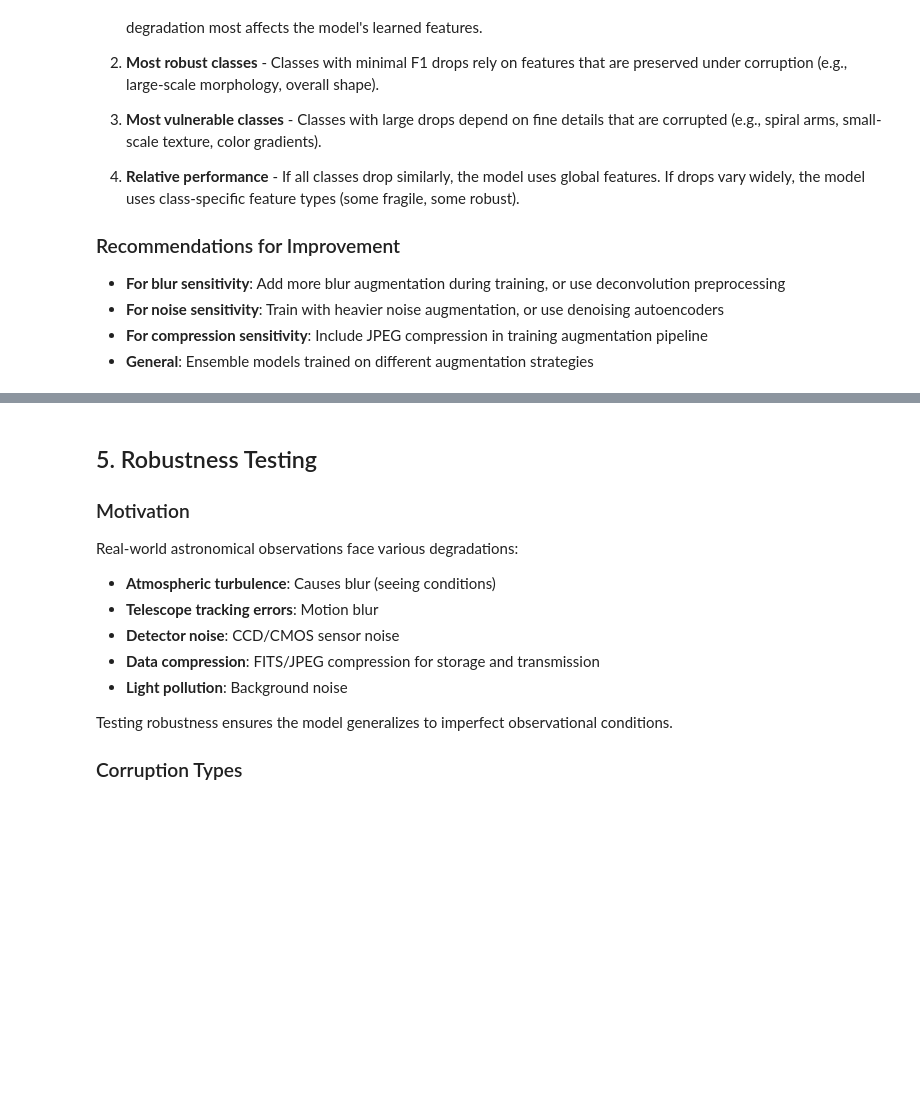
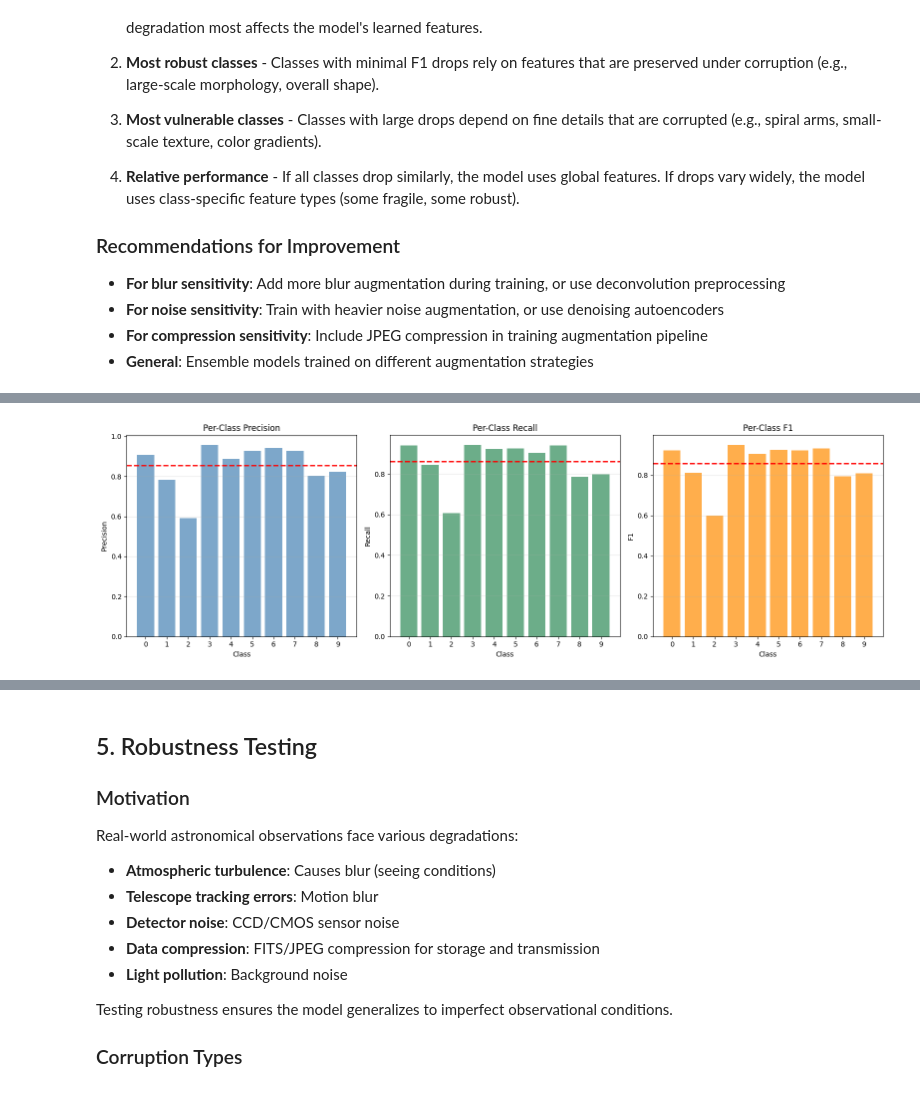
Before and after one commit to InfinityxR9/SpaceCode, a Jupyter notebook: ps1/main.ipynb, the cells around one changed output, grey strips where cells are left out. Drawn from its saved outputs; the diff is of its cells as text; code cells hidden in the pictures; blank space fills up the shorter version.

```diff
--- a/ps1/main.ipynb
+++ b/ps1/main.ipynb
@@ -385,22 +618,57 @@ for i in range(NUM_CLASSES):
 # %%
-# Test 1: Gaussian Blur
-print('\n' + '='*70)
-print('ROBUSTNESS TEST 1: GAUSSIAN BLUR (kernel_size=5)')
-print('='*70)
+# Per-class metrics: Precision, Recall, F1 (+ plots, CSV)
+import pandas as pd
 
-blur_dataset = CorruptedDataset(ds_val, apply_gaussian_blur, val_transforms)
-blur_loader = DataLoader(blur_dataset, batch_size=BATCH_SIZE, shuffle=False, num_workers=4, pin_memory=True)
+precision, recall, f1, support = precision_recall_fscore_support(
+    val_targets, val_preds, average=None, zero_division=0
+ )
+metrics_df = pd.DataFrame({
+    'Class': range(NUM_CLASSES),
+    'Precision': precision,
+    'Recall': recall,
+    'F1-Score': f1,
+    'Support': support,
+})
+metrics_df.to_csv('per_class_metrics.csv', index=False)
+print('Per-class metrics saved to: per_class_metrics.csv')
+print(metrics_df.to_string(index=False))
 
-blur_preds, blur_probs, blur_targets = evaluate_model(model, blur_loader, device)
-blur_precision, blur_recall, blur_f1, _ = precision_recall_fscore_support(
-    blur_targets, blur_preds, average=None, zero_division=0
-)
-blur_macro_f1 = np.mean(blur_f1)
+macro_precision = float(np.mean(precision))
+macro_recall = float(np.mean(recall))
+macro_f1 = float(np.mean(f1))
+print('\nMacro metrics:')
+print('  macro_precision:', macro_precision)
+print('  macro_recall:', macro_recall)
+print('  macro_f1:', macro_f1)
 
-print(f'\nBlurred Macro-F1: {blur_macro_f1:.4f} (drop: {clean_macro_f1 - blur_macro_f1:.4f})')
-print('\nPer-Class Performance:')
-print(f'{"Class":<8} {"Clean F1":<12} {"Blur F1":<12} {"Drop":<12}')
-print('-' * 50)
-for i in range(NUM_CLASSES):
-    drop = clean_f1[i] - blur_f1[i]
-    print(f'{i:<8} {clean_f1[i]:<12.4f} {blur_f1[i]:<12.4f} {drop:<12.4f}')
+# Plot per-class metrics
+fig, axes = plt.subplots(1, 3, figsize=(16, 5))
+axes[0].bar(range(NUM_CLASSES), precision, color='steelblue', alpha=0.7)
+axes[0].axhline(y=macro_precision, color='red', linestyle='--', linewidth=2)
+axes[0].set_title('Per-Class Precision')
+axes[0].set_xlabel('Class')
+axes[0].set_ylabel('Precision')
+axes[0].set_xticks(range(NUM_CLASSES))
+axes[0].grid(axis='y', alpha=0.3)
+
+axes[1].bar(range(NUM_CLASSES), recall, color='seagreen', alpha=0.7)
+axes[1].axhline(y=macro_recall, color='red', linestyle='--', linewidth=2)
+axes[1].set_title('Per-Class Recall')
+axes[1].set_xlabel('Class')
+axes[1].set_ylabel('Recall')
+axes[1].set_xticks(range(NUM_CLASSES))
+axes[1].grid(axis='y', alpha=0.3)
+
+axes[2].bar(range(NUM_CLASSES), f1, color='darkorange', alpha=0.7)
+axes[2].axhline(y=macro_f1, color='red', linestyle='--', linewidth=2)
+axes[2].set_title('Per-Class F1')
+axes[2].set_xlabel('Class')
+axes[2].set_ylabel('F1')
+axes[2].set_xticks(range(NUM_CLASSES))
+axes[2].grid(axis='y', alpha=0.3)
+
+plt.tight_layout()
+plt.savefig('per_class_metrics.png', dpi=150, bbox_inches='tight')
+print('Per-class metrics plot saved to: per_class_metrics.png')
+plt.show()
+# %% [output]
@@ -407 +693,2 @@ for i in range(NUM_CLASSES):
+[figure, added]
 # %%
```
Also changed, not shown: parts of 28 cells of this notebook, 10 other files.
